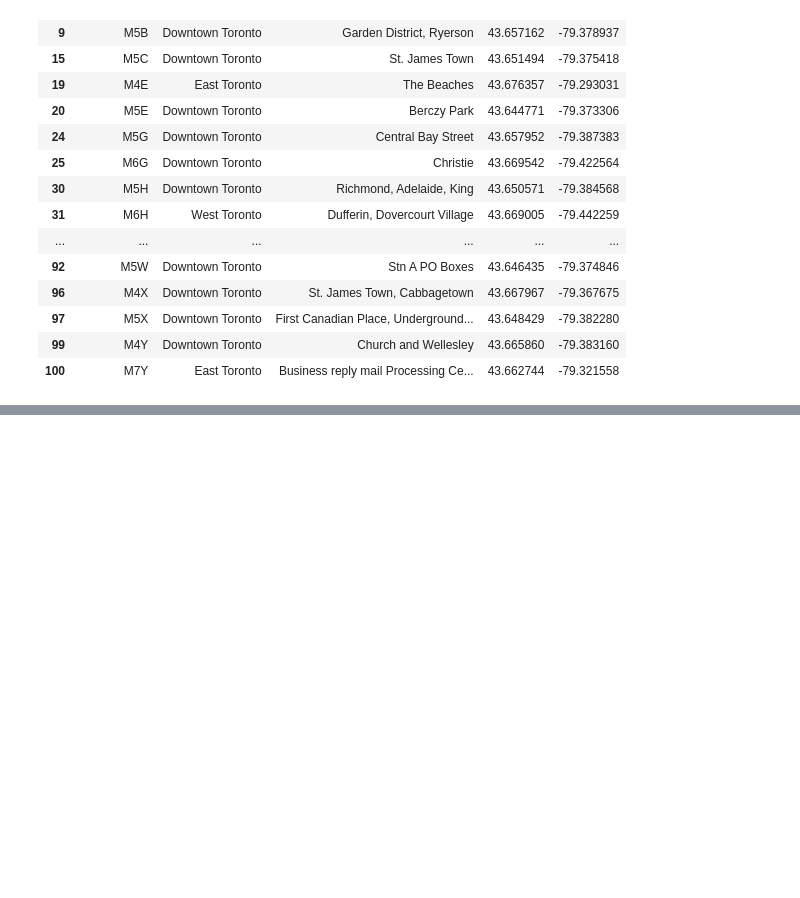
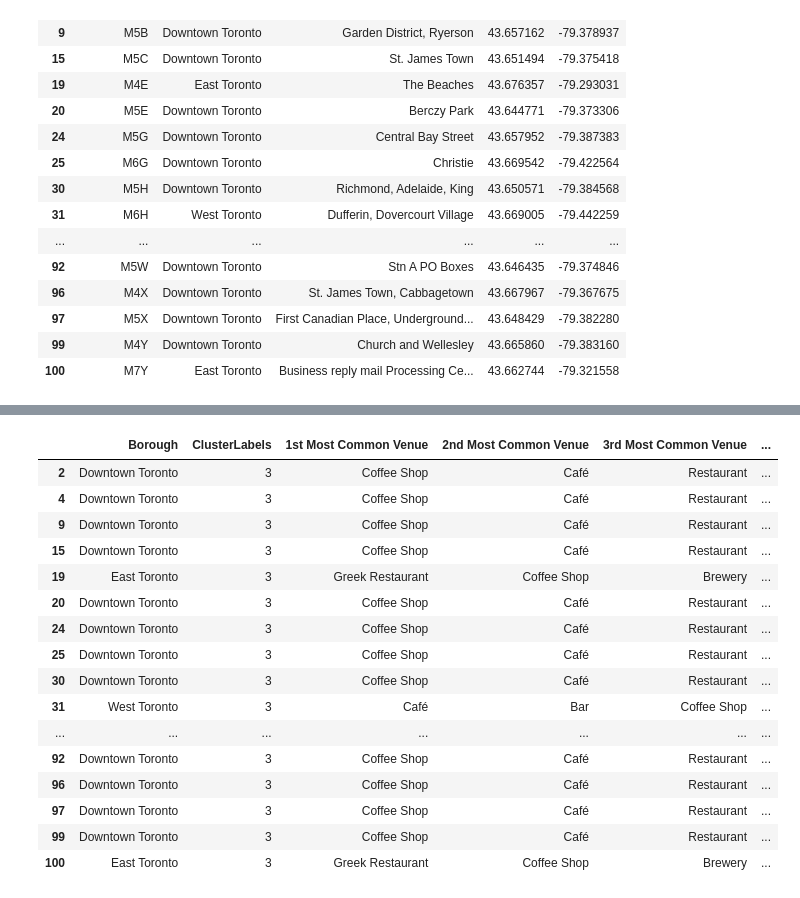
Before and after one commit to abdouramandalil/Toronto-Neighborhood-Clustering, a Jupyter notebook: Toronto neighborhood.ipynb, the cells around one changed output, grey strips where cells are left out. Cells and saved outputs as stored; diff of their text form; code cells hidden in the pictures; blank space fills up the shorter version.

```diff
--- a/Toronto neighborhood.ipynb
+++ b/Toronto neighborhood.ipynb
@@ -640,0 +728,20 @@ map_clusters
+# %%
+toronto_merged.loc[toronto_merged['ClusterLabels'] == 3, toronto_merged.columns[[1] + list(range(5, toronto_merged.shape[1]))]]
+# %% [output]
+|  | Borough | ClusterLabels | 1st Most Common Venue | 2nd Most Common Venue | 3rd Most Common Venue | ... |
+| 2 | Downtown Toronto | 3 | Coffee Shop | Café | Restaurant | ... |
+| 4 | Downtown Toronto | 3 | Coffee Shop | Café | Restaurant | ... |
+| 9 | Downtown Toronto | 3 | Coffee Shop | Café | Restaurant | ... |
+| 15 | Downtown Toronto | 3 | Coffee Shop | Café | Restaurant | ... |
+| 19 | East Toronto | 3 | Greek Restaurant | Coffee Shop | Brewery | ... |
+| 20 | Downtown Toronto | 3 | Coffee Shop | Café | Restaurant | ... |
+| 24 | Downtown Toronto | 3 | Coffee Shop | Café | Restaurant | ... |
+| 25 | Downtown Toronto | 3 | Coffee Shop | Café | Restaurant | ... |
+| 30 | Downtown Toronto | 3 | Coffee Shop | Café | Restaurant | ... |
+| 31 | West Toronto | 3 | Café | Bar | Coffee Shop | ... |
+| ... | ... | ... | ... | ... | ... | ... |
+| 92 | Downtown Toronto | 3 | Coffee Shop | Café | Restaurant | ... |
+| 96 | Downtown Toronto | 3 | Coffee Shop | Café | Restaurant | ... |
+| 97 | Downtown Toronto | 3 | Coffee Shop | Café | Restaurant | ... |
+| 99 | Downtown Toronto | 3 | Coffee Shop | Café | Restaurant | ... |
+| 100 | East Toronto | 3 | Greek Restaurant | Coffee Shop | Brewery | ... |
```
Also changed, not shown: parts of 20 cells of this notebook.
